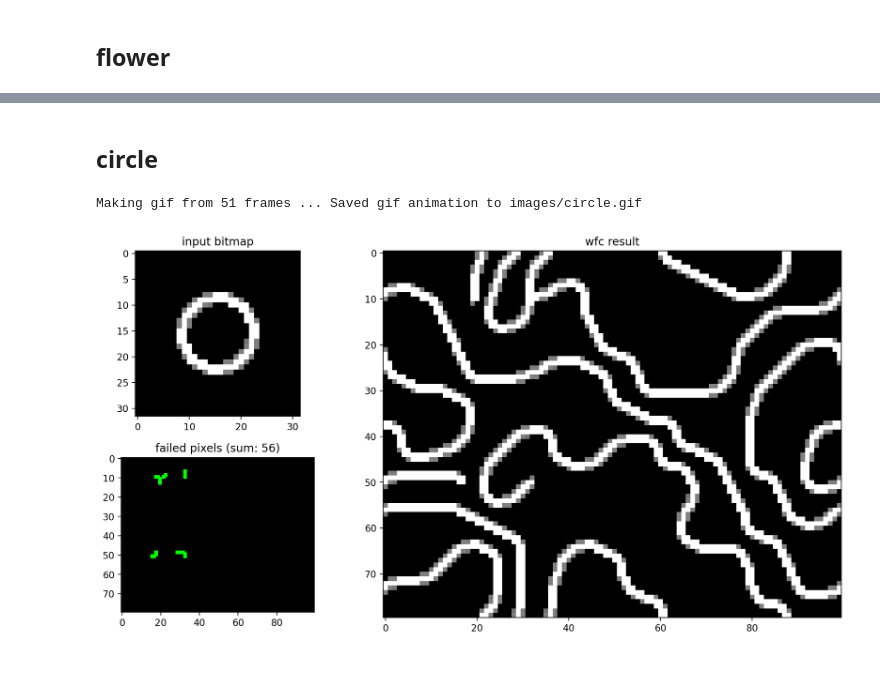
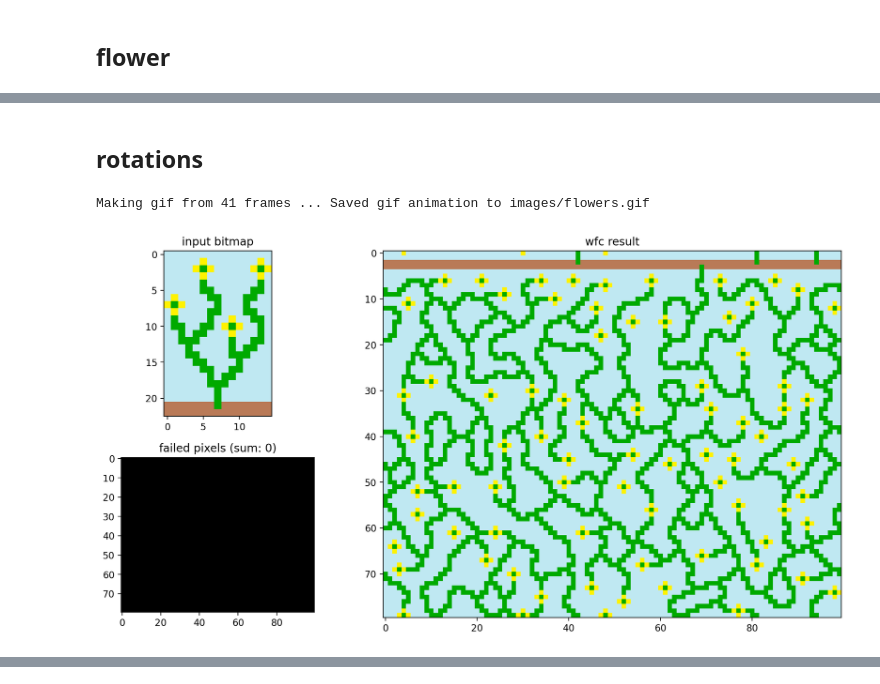
Before and after one commit to adamgnuj/WaveFunctionCollapse_MAF2, a Jupyter notebook: MAF2wfc.ipynb, the cells around one changed output, grey strips where cells are left out. Saved outputs shown, nothing was run; the diff lists cells and outputs as text; code cells hidden in the pictures.

Commit message:
implement WFC with rotations subclass

```diff
--- a/MAF2wfc.ipynb
+++ b/MAF2wfc.ipynb
@@ -307,6 +331,35 @@ Making gif from 51 frames ... Saved gif animation to images/flowers.gif
+# %% [markdown]
+## rotations
+# %%
+class WFCR(WFC):
+    """
+    Subclass of WFC, which adds rotations of tiles
+    in the `_preprocess_bitmap` routine.
+    """
+    def _scan_tiles(self):
+        """
+        Scan (3,3) tiles in the input bitmap
+        """
+
+        #scan tiles using default `_scan_tiles` routine
+        super()._scan_tiles()
+
+        #add rotations
+        for t in self.tiles[:]:
+            self.tiles.extend([np.flip(t, axis = 0),
+                         np.flip(t, axis = 1),
+                         np.rot90(t, k=1, axes=(0, 1)),
+                         np.rot90(t, k=2, axes=(0, 1)),
+                         np.rot90(t, k=3, axes=(0, 1))])
+# %%
+w = WFCR("images/flowers.png",imDims = (15,23))
+# %%
+w.run(gif_len = 40)
+w
+# %% [output]
+Making gif from 41 frames ... Saved gif animation to images/flowers.gif
+[figure, added]
 # %%
 w.show_gif()
 # %% [output]
 [interactive output not drawn]
-# %% [markdown]
-## circle
@@ -315,6 +365,0 @@ w = WFC("images/circle.png")
-# %%
-w.run(gif_len = 50)
-w
-# %% [output]
-Making gif from 51 frames ... Saved gif animation to images/circle.gif
-[figure, removed]
```
Also changed, not shown: parts of 12 cells of this notebook, 3 other files.
